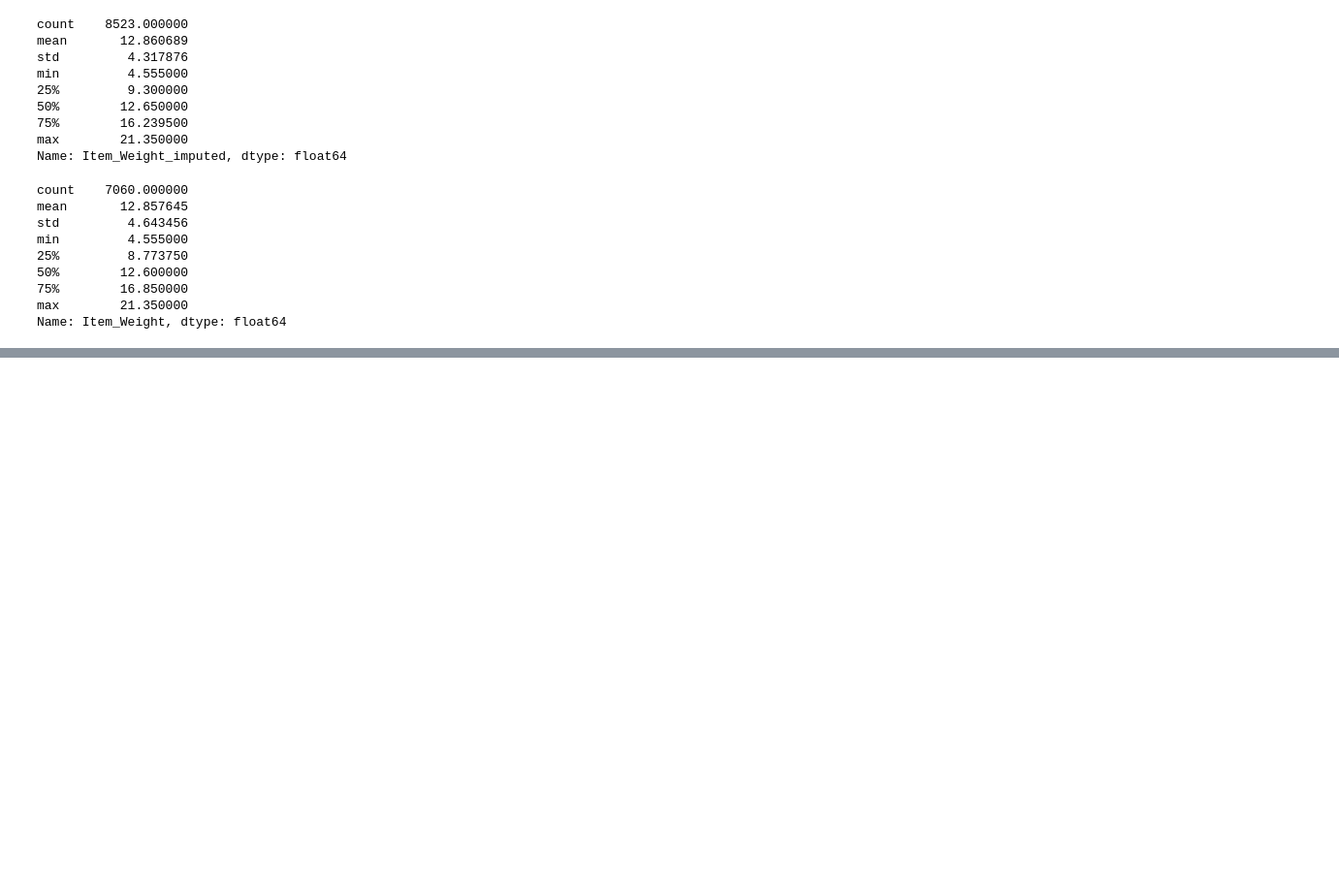
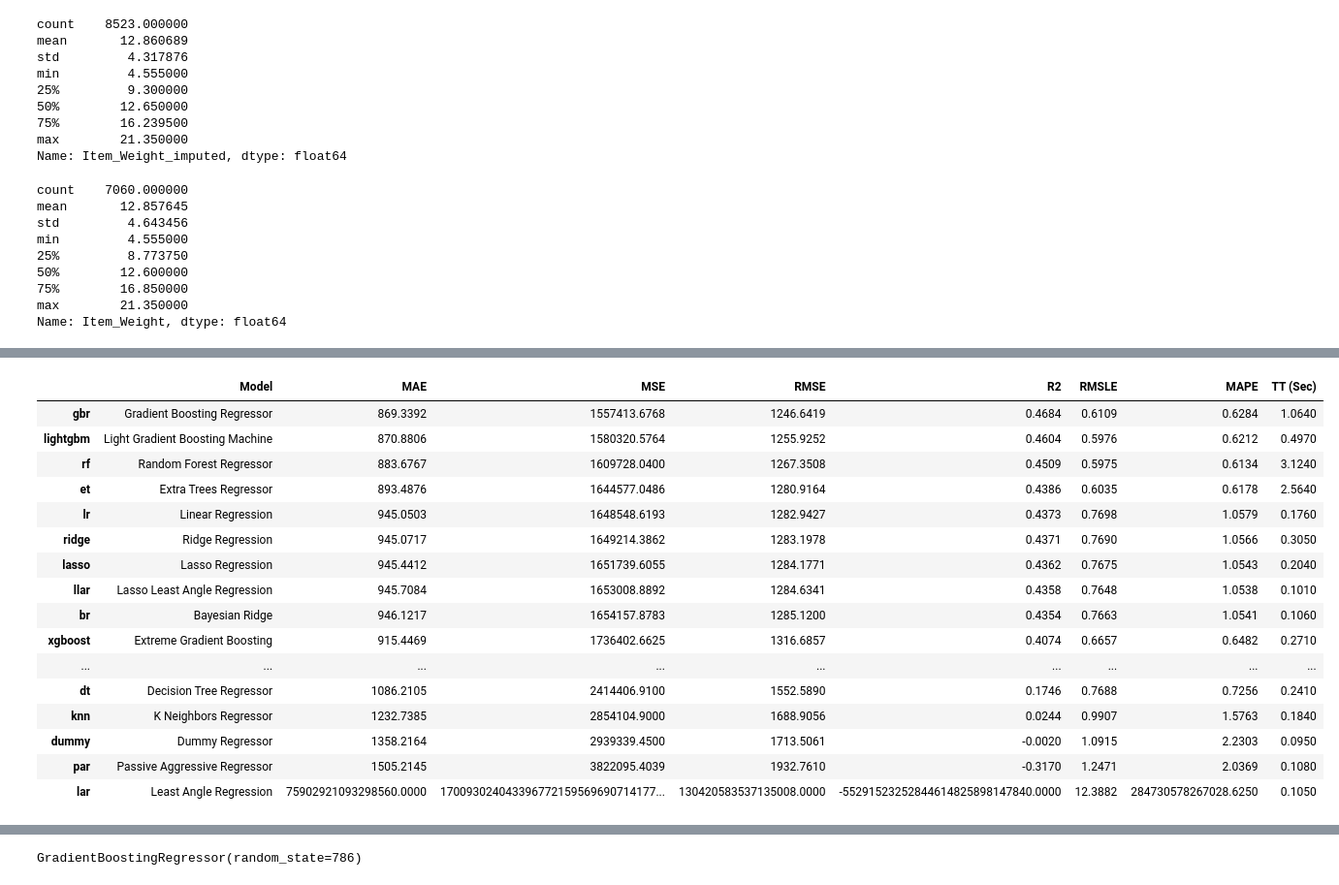
Before and after one commit to Adler-1014/SNU_ML_GROUP2, a Jupyter notebook: 머신러닝_전처리부터.ipynb, the cells around one changed output, grey strips where cells are left out. Shown: that part at 97% size. Drawn from its saved outputs; the diff is of its cells as text; code cells hidden in the pictures; blank space fills up the shorter version.

```diff
--- a/머신러닝_전처리부터.ipynb
+++ b/머신러닝_전처리부터.ipynb
@@ -127,0 +486,4 @@ plt.show()
+# %%
+# 자동 전처리 있음
+compare_models()
+# %% [output]
@@ -127,0 +491,17 @@ plt.show()
+|  | Model | MAE | MSE | RMSE | R2 | RMSLE | MAPE | TT (Sec) |
+| gbr | Gradient Boosting Regressor | 869.3392 | 1557413.6768 | 1246.6419 | 0.4684 | 0.6109 | 0.6284 | 1.0640 |
+| lightgbm | Light Gradient Boosting Machine | 870.8806 | 1580320.5764 | 1255.9252 | 0.4604 | 0.5976 | 0.6212 | 0.4970 |
+| rf | Random Forest Regressor | 883.6767 | 1609728.0400 | 1267.3508 | 0.4509 | 0.5975 | 0.6134 | 3.1240 |
+| et | Extra Trees Regressor | 893.4876 | 1644577.0486 | 1280.9164 | 0.4386 | 0.6035 | 0.6178 | 2.5640 |
+| lr | Linear Regression | 945.0503 | 1648548.6193 | 1282.9427 | 0.4373 | 0.7698 | 1.0579 | 0.1760 |
+| ridge | Ridge Regression | 945.0717 | 1649214.3862 | 1283.1978 | 0.4371 | 0.7690 | 1.0566 | 0.3050 |
+| lasso | Lasso Regression | 945.4412 | 1651739.6055 | 1284.1771 | 0.4362 | 0.7675 | 1.0543 | 0.2040 |
+| llar | Lasso Least Angle Regression | 945.7084 | 1653008.8892 | 1284.6341 | 0.4358 | 0.7648 | 1.0538 | 0.1010 |
+| br | Bayesian Ridge | 946.1217 | 1654157.8783 | 1285.1200 | 0.4354 | 0.7663 | 1.0541 | 0.1060 |
+| xgboost | Extreme Gradient Boosting | 915.4469 | 1736402.6625 | 1316.6857 | 0.4074 | 0.6657 | 0.6482 | 0.2710 |
+| ... | ... | ... | ... | ... | ... | ... | ... | ... |
+| dt | Decision Tree Regressor | 1086.2105 | 2414406.9100 | 1552.5890 | 0.1746 | 0.7688 | 0.7256 | 0.2410 |
+| knn | K Neighbors Regressor | 1232.7385 | 2854104.9000 | 1688.9056 | 0.0244 | 0.9907 | 1.5763 | 0.1840 |
+| dummy | Dummy Regressor | 1358.2164 | 2939339.4500 | 1713.5061 | -0.0020 | 1.0915 | 2.2303 | 0.0950 |
+| par | Passive Aggressive Regressor | 1505.2145 | 3822095.4039 | 1932.7610 | -0.3170 | 1.2471 | 2.0369 | 0.1080 |
+| lar | Least Angle Regression | 75902921093298560.0000 | 170093024043396772159569690714177... | 130420583537135008.0000 | -55291523252844614825898147840.0000 | 12.3882 | 284730578267028.6250 | 0.1050 |
@@ -127,0 +509 @@ plt.show()
+GradientBoostingRegressor(random_state=786)
```
Also changed, not shown: parts of 48 cells of this notebook.
